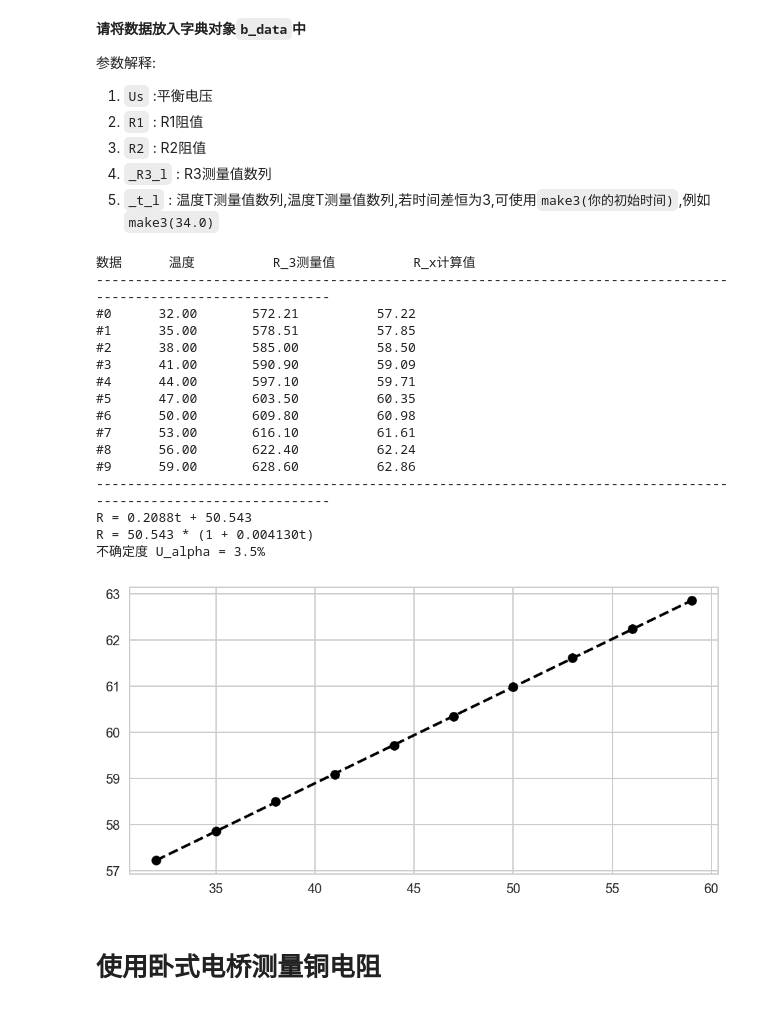
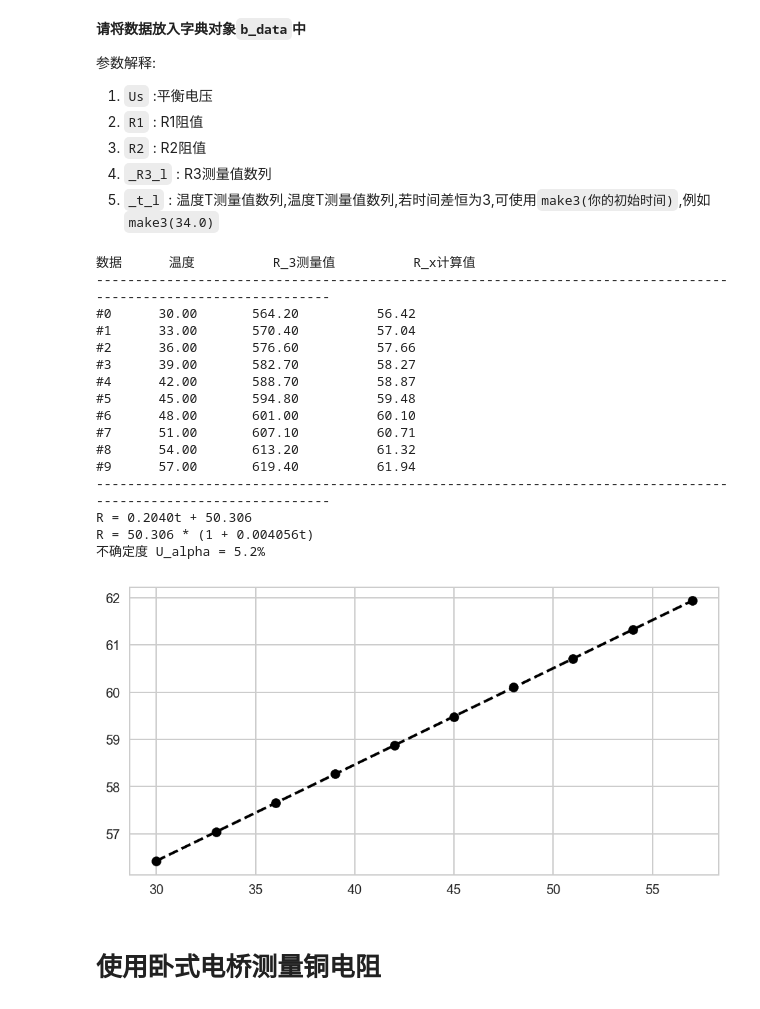
Before and after one commit to Yangjiaxi/pe, a Jupyter notebook: DC Bridge/DC_B.ipynb, the cells around one changed output. Saved outputs shown, nothing was run; the diff lists cells and outputs as text; code cells hidden in the pictures.

```diff
--- a/DC Bridge/DC_B.ipynb
+++ b/DC Bridge/DC_B.ipynb
@@ -50,33 +59,33 @@ def b_bridge(Us, R1, R2, _R3_l, _t_l):
 3. `R2` : R2阻值
 4. `_R3_l` : R3测量值数列
 5. `_t_l` : 温度T测量值数列,温度T测量值数列,若时间差恒为3,可使用`make3(你的初始时间)`,例如`make3(34.0)`
-# %%
-b_data = {
-    'Us'    : 5,
-    'R1'    : 100,
-    'R2'    : 1000,
-    '_R3_l' : [572.21,578.51,585.00,590.90,597.10,603.50,609.80,616.10,622.40,628.60],
-    '_t_l'  : make3(32)
-}
-b_bridge(**b_data)
-# %% [output]
-数据      温度          R_3测量值          R_x计算值
----------------------------------------------------------------------------------------------------------------
-#0      32.00       572.21          57.22
-#1      35.00       578.51          57.85
-#2      38.00       585.00          58.50
-#3      41.00       590.90          59.09
-#4      44.00       597.10          59.71
-#5      47.00       603.50          60.35
-#6      50.00       609.80          60.98
-#7      53.00       616.10          61.61
-#8      56.00       622.40          62.24
-#9      59.00       628.60          62.86
----------------------------------------------------------------------------------------------------------------
-R = 0.2088t + 50.543
-R = 50.543 * (1 + 0.004130t)
-不确定度 U_alpha = 3.5%
-[figure, removed]
+# %%
+b_data = {
+    'Us'    : 5,
+    'R1'    : 100,
+    'R2'    : 1000,
+    '_R3_l' : il("564.2+570.4+576.6+582.7+588.7+594.8+601.0+607.1+613.2+619.4"),
+    '_t_l'  : make3(30)
+}
+b_bridge(**b_data)
+# %% [output]
+数据      温度          R_3测量值          R_x计算值
+---------------------------------------------------------------------------------------------------------------
+#0      30.00       564.20          56.42
+#1      33.00       570.40          57.04
+#2      36.00       576.60          57.66
+#3      39.00       582.70          58.27
+#4      42.00       588.70          58.87
+#5      45.00       594.80          59.48
+#6      48.00       601.00          60.10
+#7      51.00       607.10          60.71
+#8      54.00       613.20          61.32
+#9      57.00       619.40          61.94
+---------------------------------------------------------------------------------------------------------------
+R = 0.2040t + 50.306
+R = 50.306 * (1 + 0.004056t)
+不确定度 U_alpha = 5.2%
+[figure, added]
 # %% [markdown]
 # 使用卧式电桥测量铜电阻
 # %%
```
Also changed, not shown: parts of 3 cells of this notebook, 2 other files.
